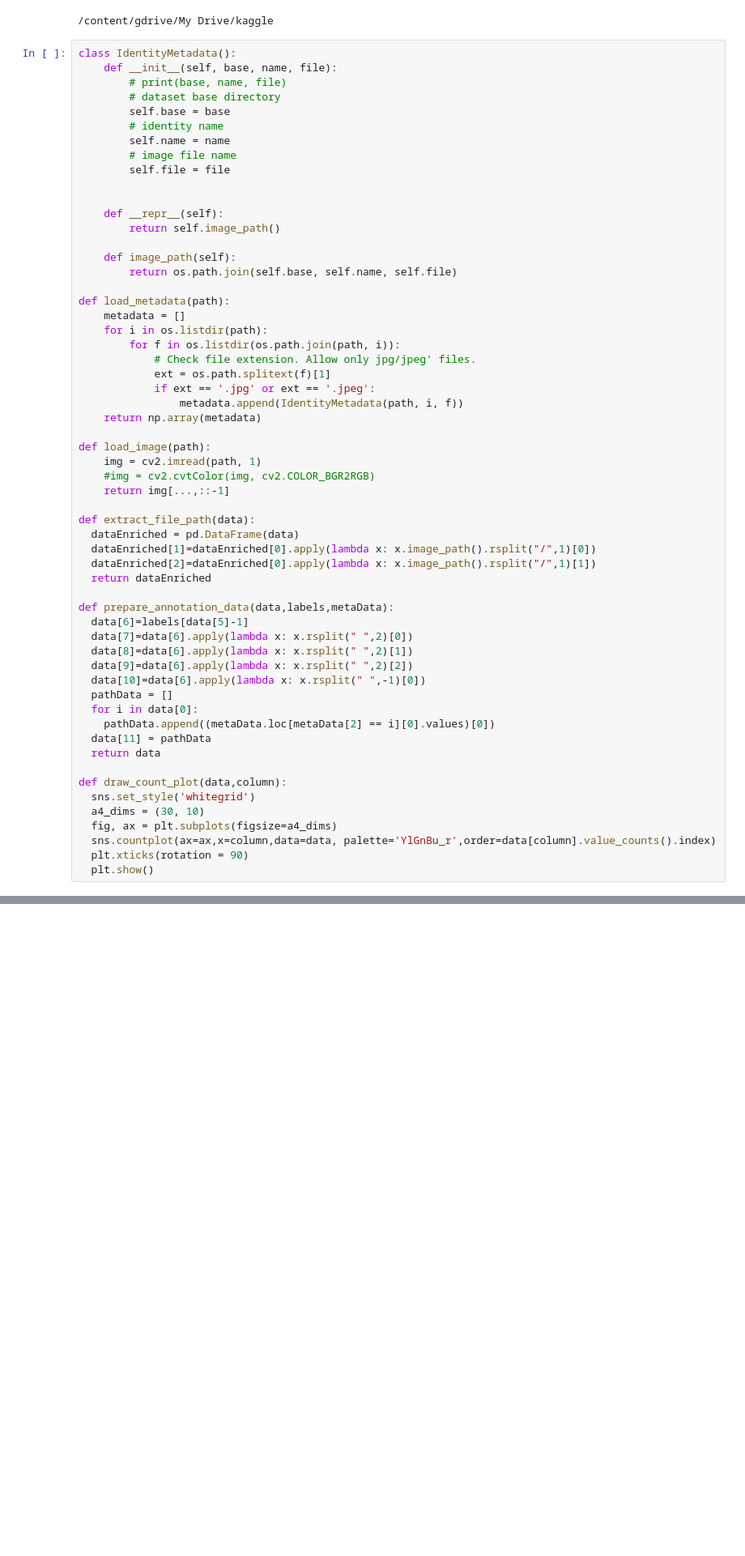
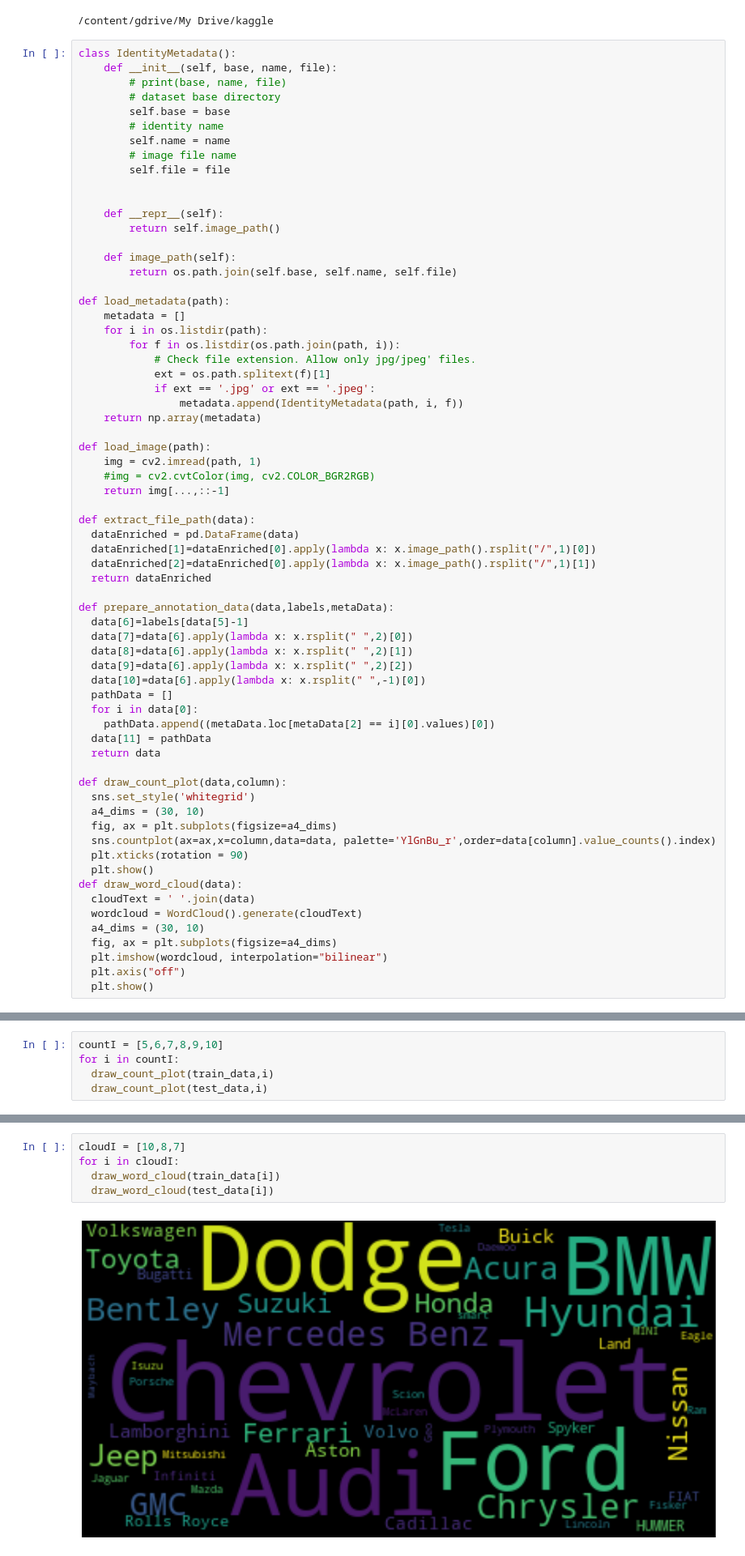
Before and after one commit to bedhinesh/capstone-aiml, a Jupyter notebook: Capstone_Group1_EDA.ipynb, the cells around one changed output, grey strips where cells are left out. Shown at 81% size. Saved outputs shown, nothing was run; the diff lists cells and outputs as text; blank space fills up the shorter version.

```diff
--- a/Capstone_Group1_EDA.ipynb
+++ b/Capstone_Group1_EDA.ipynb
@@ -109,6 +109,14 @@ def draw_count_plot(data,column):
   sns.countplot(ax=ax,x=column,data=data, palette='YlGnBu_r',order=data[column].value_counts().index)
   plt.xticks(rotation = 90)
   plt.show()
+def draw_word_cloud(data):
+  cloudText = ' '.join(data)
+  wordcloud = WordCloud().generate(cloudText)
+  a4_dims = (30, 10)
+  fig, ax = plt.subplots(figsize=a4_dims)
+  plt.imshow(wordcloud, interpolation="bilinear")
+  plt.axis("off")
+  plt.show()
 # %%
 # metadata = load_metadata('images')
 trainMetaData = load_metadata('car_data/car_data/train/')
@@ -218,0 +187,5 @@ draw_count_plot(test_data,10)
+# %%
+countI = [5,6,7,8,9,10]
+for i in countI:
+  draw_count_plot(train_data,i)
+  draw_count_plot(test_data,i)
@@ -218,0 +205,7 @@ draw_count_plot(test_data,10)
+# %%
+cloudI = [10,8,7]
+for i in cloudI:
+  draw_word_cloud(train_data[i])
+  draw_word_cloud(test_data[i])
+# %% [output]
+[figure, added]
```
Also changed, not shown: parts of 9 cells of this notebook.
